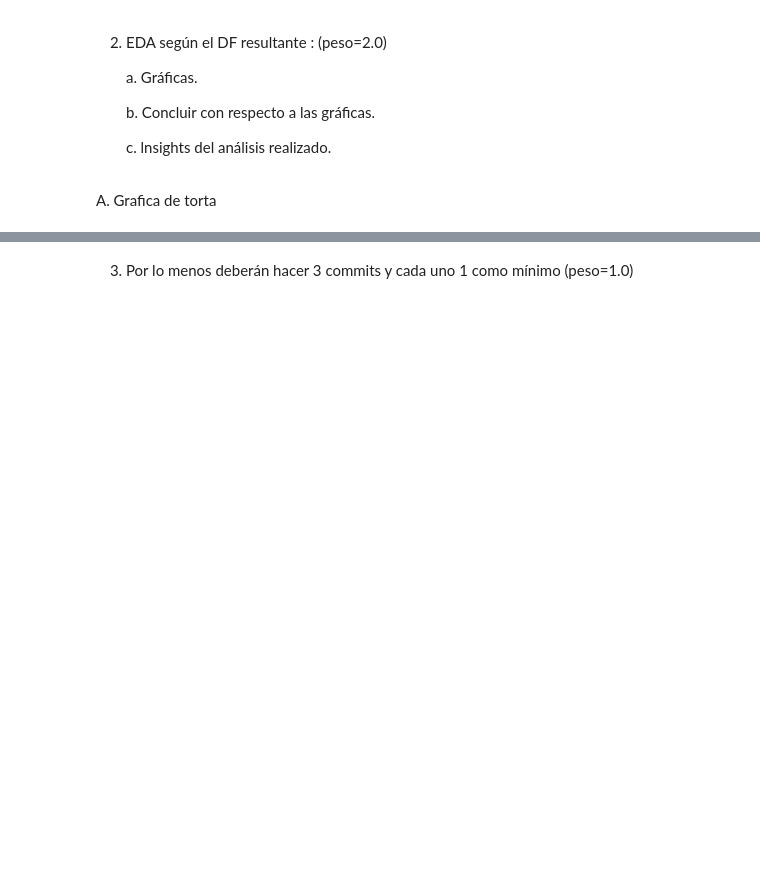
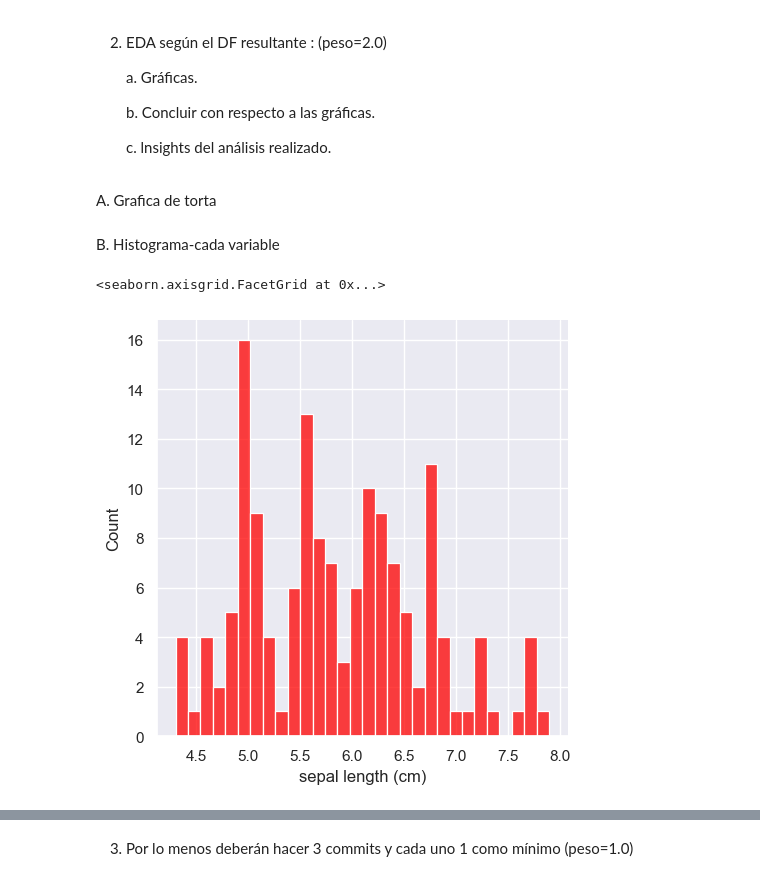
Before and after one commit to JuanBuriticaa/Entregas-td1-2024, a Jupyter notebook: Quiz_segundo_corte/Documento principa.ipynb, the cells around one changed output, grey strips where cells are left out. Cells and saved outputs as stored; diff of their text form; code cells hidden in the pictures; blank space fills up the shorter version.

```diff
--- a/Quiz_segundo_corte/Documento principa.ipynb
+++ b/Quiz_segundo_corte/Documento principa.ipynb
@@ -56,0 +76,9 @@ daf.boxplot(by='sepal width (cm)', column=['Flor'], grid=False)
+# %% [markdown]
+B. Histograma-cada variable
+# %%
+sns.set_theme(style="darkgrid")
+
+sns.displot(daf['sepal length (cm)'], kde = False, color ='red', bins = 30)
+# %% [output]
+<seaborn.axisgrid.FacetGrid at 0x...>
+[figure, added]
```
Also changed, not shown: parts of 8 cells of this notebook.
